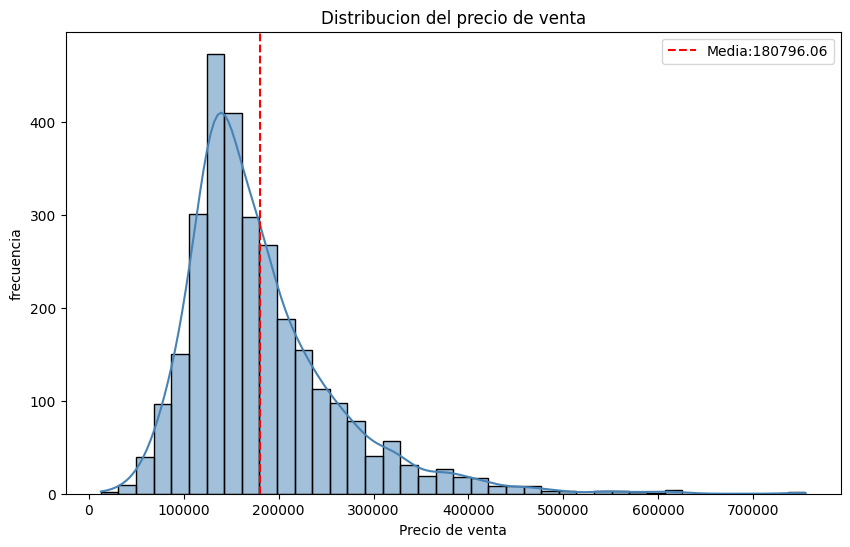
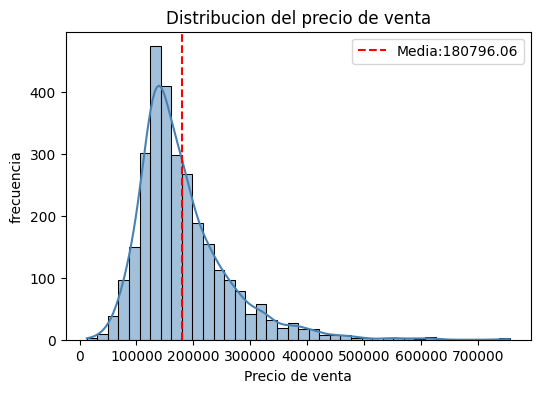
The change to this notebook cell's code, shown as a diff; its figure went from the first image to the second:
--- before
+++ after
@@ -10,5 +10,5 @@
 ### Plot
 
-plt.figure(figsize = (10, 6))
+plt.figure(figsize = (6, 4))
 sns.histplot (data = df, x = 'SalePrice', bins = 40, kde = True, color = "steelblue")
 plt.axvline (df['SalePrice'].mean(), color ="red", linestyle = "--", label = f"Media:{round(df['SalePrice'].mean(),2)}")

Commit: Actualizacion Regresion lineal